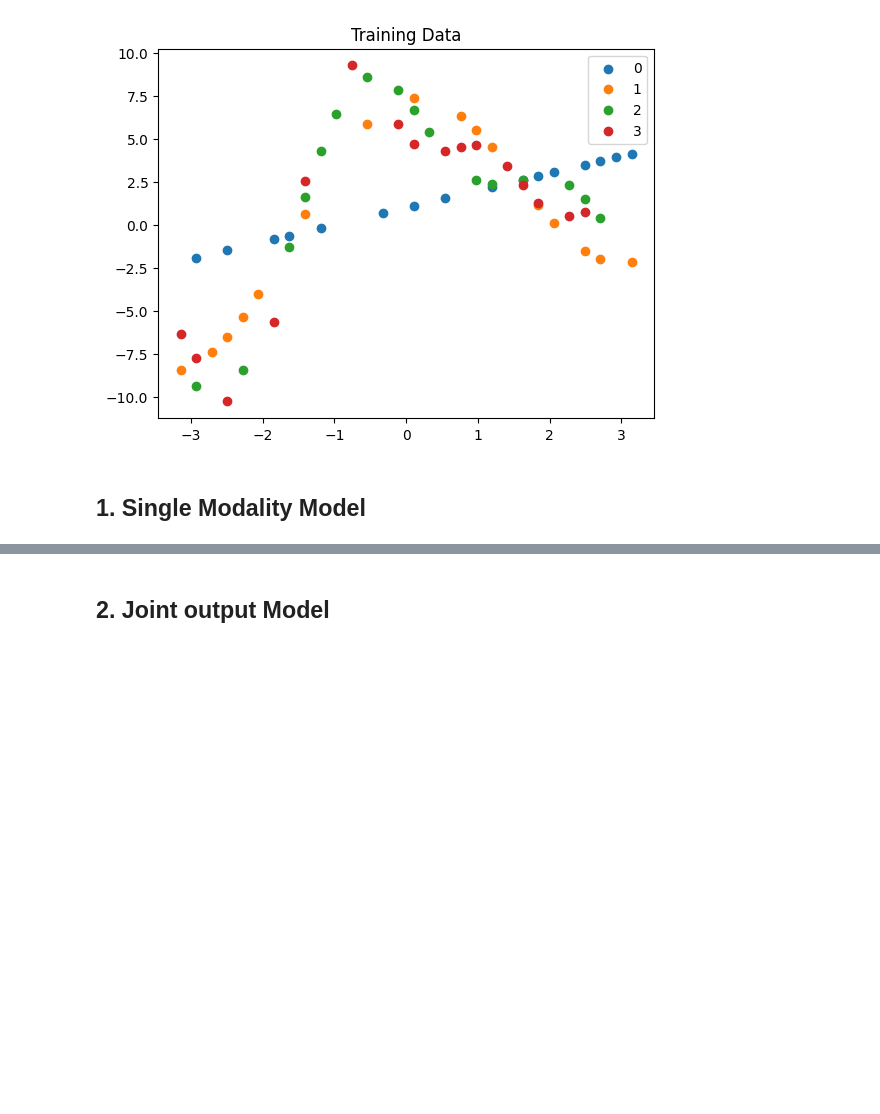
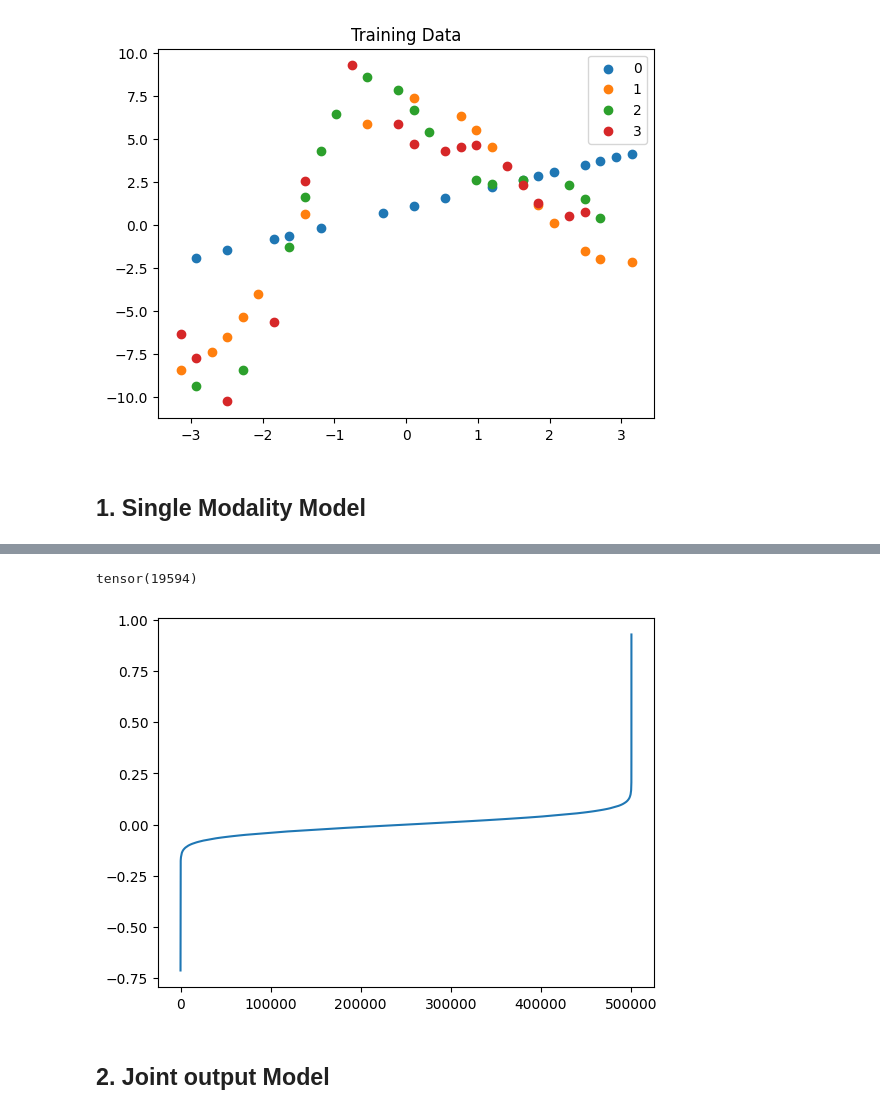
Before and after one commit to NatLabRockies/mmbo, a Jupyter notebook: notebooks/pyro-synthetic-multimodal-svi.ipynb, the cells around one changed output, grey strips where cells are left out. Saved outputs shown, nothing was run; the diff lists cells and outputs as text; code cells hidden in the pictures; blank space fills up the shorter version.

```diff
--- a/notebooks/pyro-synthetic-multimodal-svi.ipynb
+++ b/notebooks/pyro-synthetic-multimodal-svi.ipynb
@@ -186,3 +196,14 @@ plot_predictions(single, single_guide, X_plot, Y_plot[:,-1:], X_train, Y_train[:
+# %%
+scale_tril = pyro.get_param_store()['AutoGuideList.0.scale_tril']
+scale = pyro.get_param_store()['AutoGuideList.0.scale']
+cov = (scale * scale_tril) @ (scale * scale_tril).mT
+tocorr = torch.diag(cov.diagonal()).inverse().sqrt()
+cor = (tocorr @ cov @ tocorr)
+plt.plot(cor[(cor.abs().tril(-1) > 0)].sort().values.detach())
+(cor.abs().tril(-1) > 0.1).sum()
+# %% [output]
+tensor(19594)
+[figure, added]
 # %% [markdown]
 ## 2. Joint output Model
 # %%
```
Also changed, not shown: parts of 10 cells of this notebook, 2 other files.
